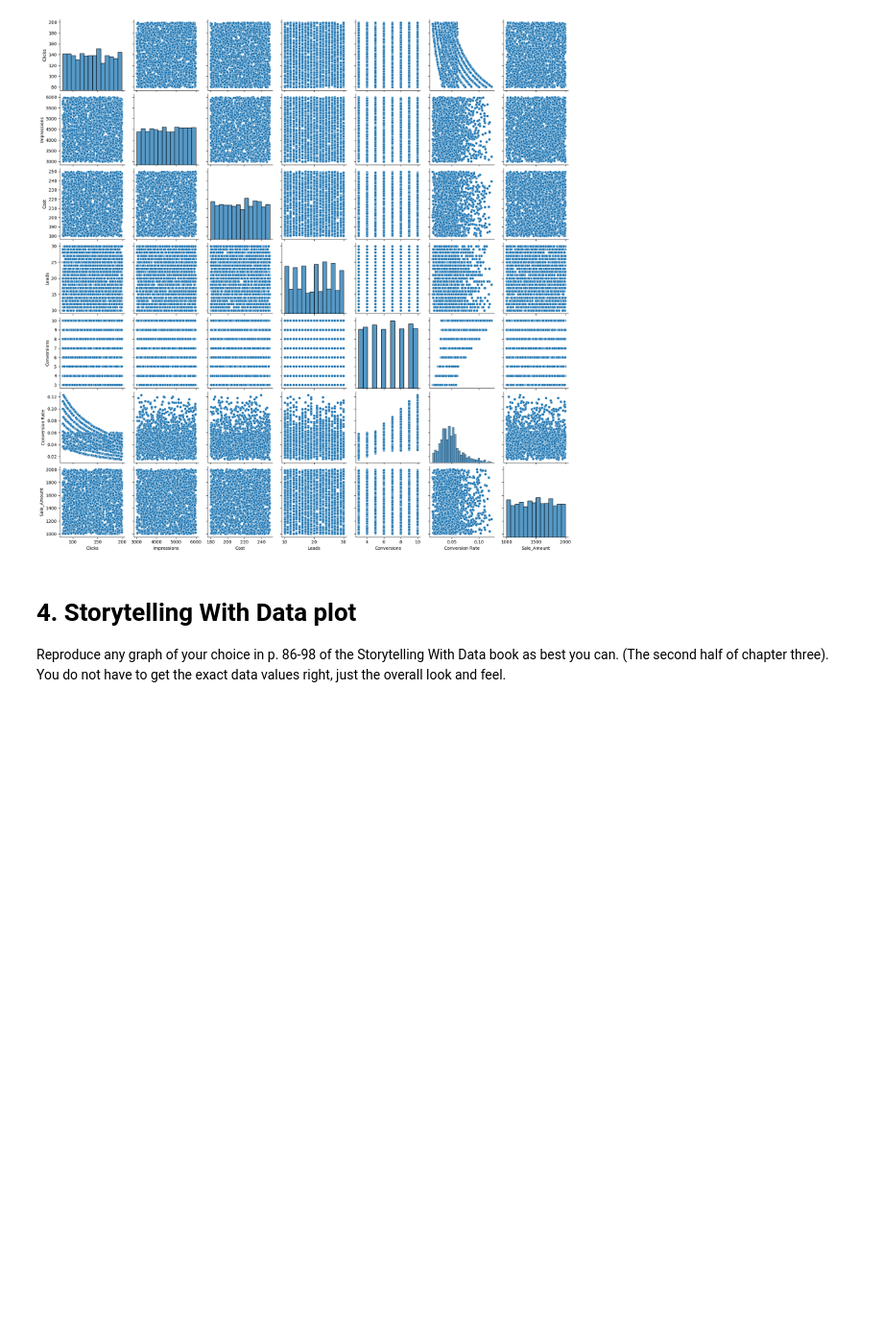
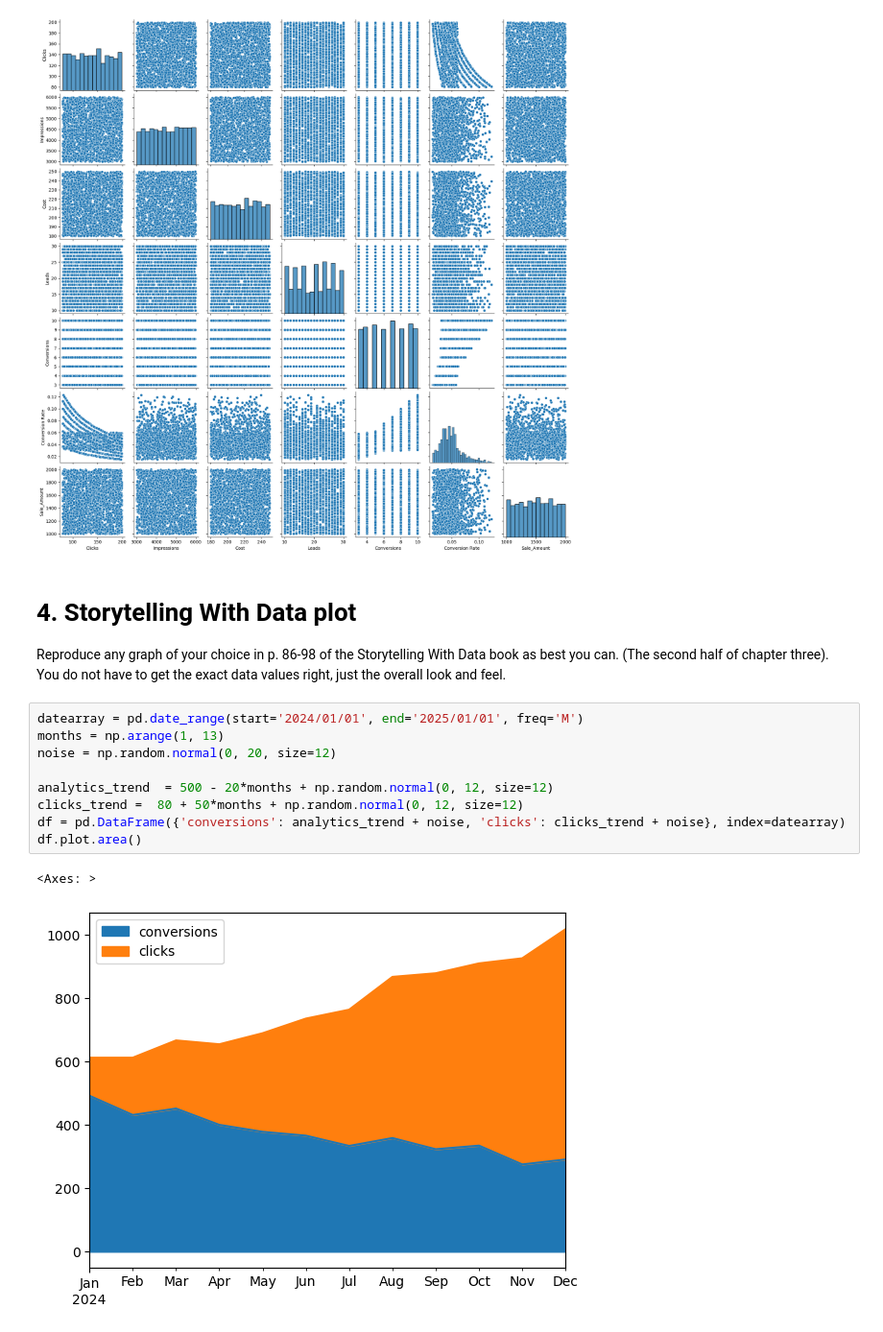
Before and after one commit to chenmichael2/MOD-B-O2, a Jupyter notebook: OMDS-ModB2-Week6-Chen-Michael.ipynb, the cells around one changed output. Shown at 96% size. Drawn from its saved outputs; the diff is of its cells as text; blank space fills up the shorter version.

```diff
--- a/Week6.ipynb
+++ b/OMDS-ModB2-Week6-Chen-Michael.ipynb
@@ -197,3 +197,15 @@ sns.pairplot(df_clean)
 # 4. Storytelling With Data plot
 
 Reproduce any graph of your choice in p. 86-98 of the Storytelling With Data book as best you can.  (The second half of chapter three).  You do not have to get the exact data values right, just the overall look and feel.
+# %%
+datearray = pd.date_range(start='2024/01/01', end='2025/01/01', freq='M')
+months = np.arange(1, 13)
+noise = np.random.normal(0, 20, size=12)
+
+analytics_trend  = 500 - 20*months + np.random.normal(0, 12, size=12)
+clicks_trend =  80 + 50*months + np.random.normal(0, 12, size=12)
+df = pd.DataFrame({'conversions': analytics_trend + noise, 'clicks': clicks_trend + noise}, index=datearray)
+df.plot.area()
+# %% [output]
+<Axes: >
+[figure, added]
```
